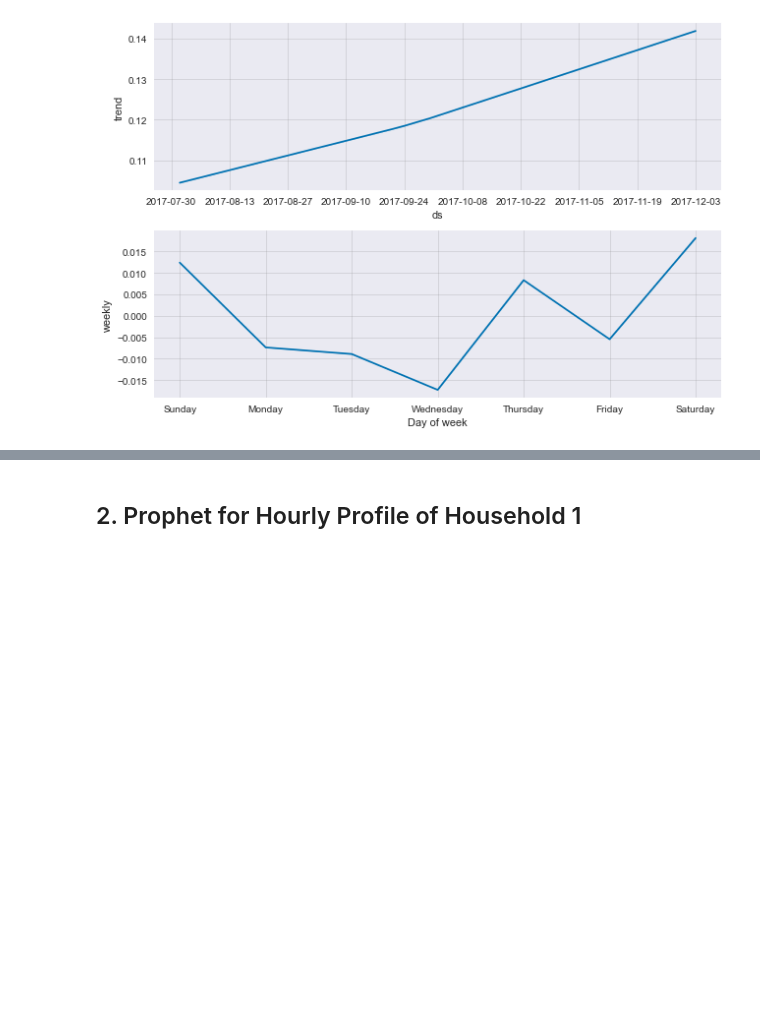
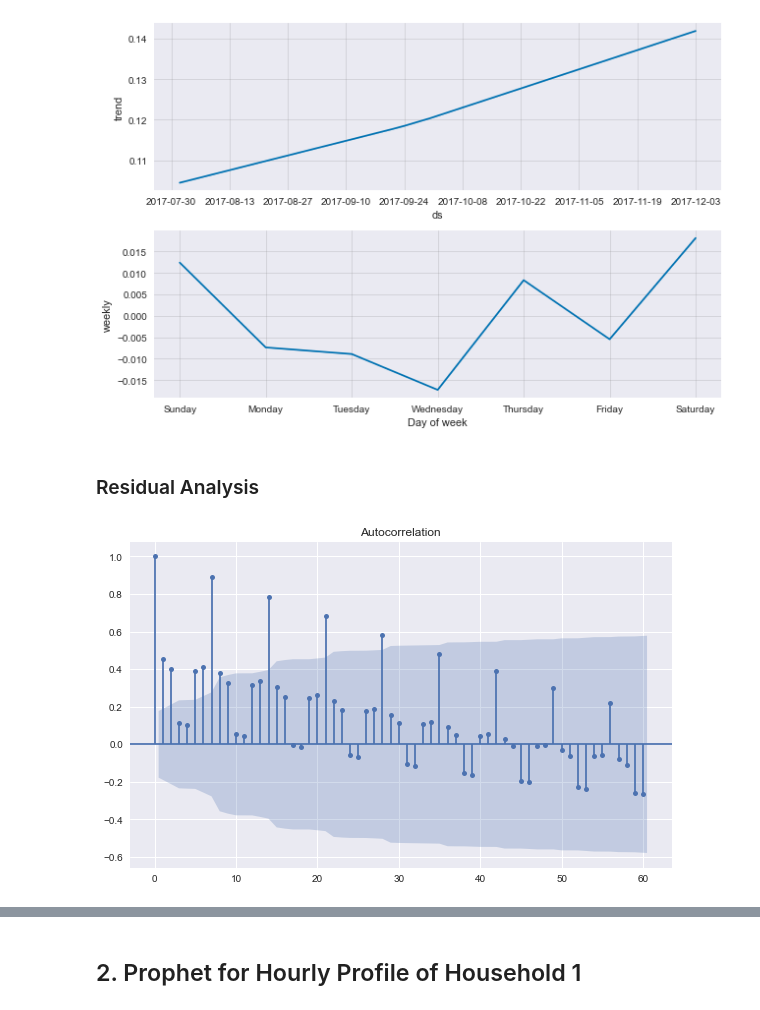
Before and after one commit to edxu96/elec_consumption, a Jupyter notebook: 01_forecast.ipynb, the cells around one changed output, grey strips where cells are left out. Saved outputs shown, nothing was run; the diff lists cells and outputs as text; code cells hidden in the pictures; blank space fills up the shorter version.

```diff
--- a/01_forecast.ipynb
+++ b/01_forecast.ipynb
@@ -74,3 +90,12 @@ Trending and weekly cycling components in the model.
 mod.plot_components(forecast);
 # %% [output]
 [figure]
+# %% [markdown]
+### Residual Analysis
+# %%
+data['resDaily'] = forecast.loc[:121, ['ds', 'yhat']]
+data['resDaily'].set_index('ds', inplace=True)
+# %%
+plot_acf(data['resDaily'], lags=60);
+# %% [output]
+[figure, added]
```
Also changed, not shown: parts of 7 cells of this notebook.
